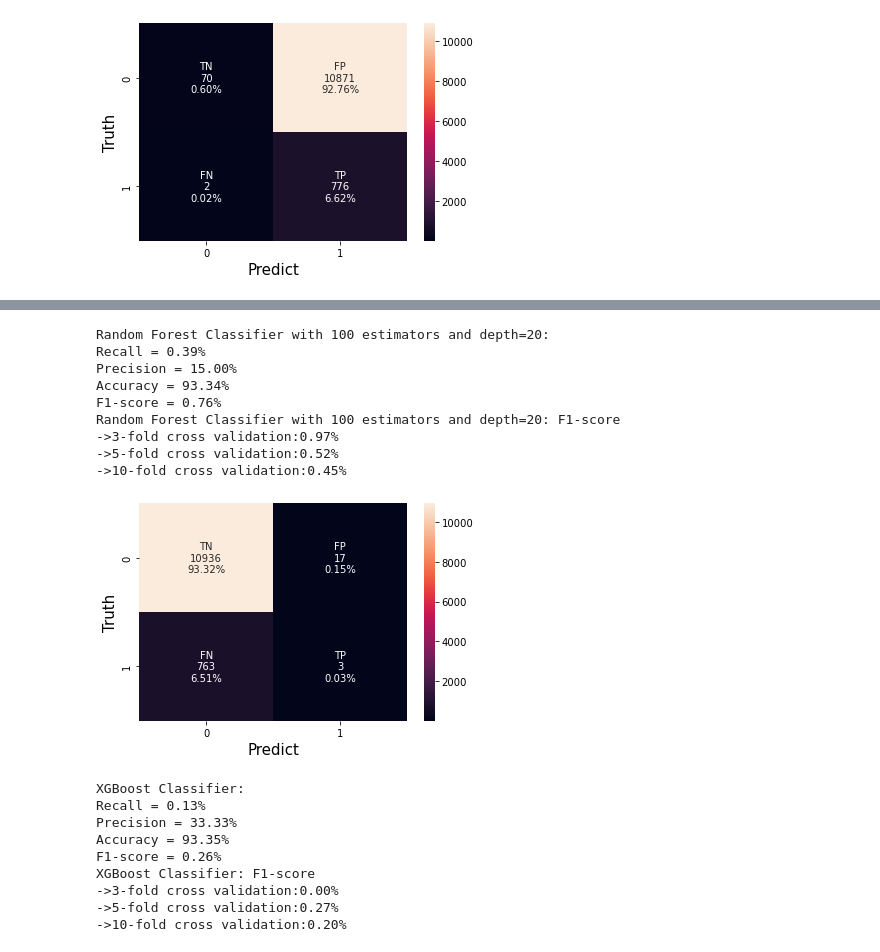
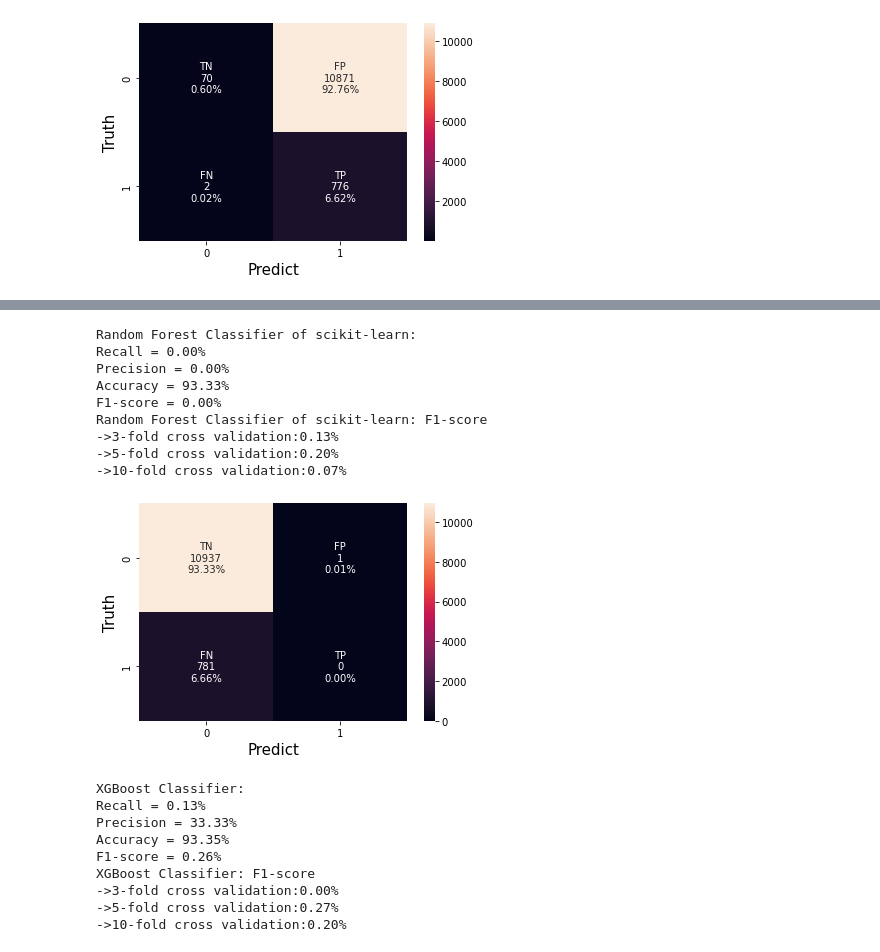
Before and after one commit to CalebThian/superviesed_learning, a Jupyter notebook: main.ipynb, the cells around one changed output, grey strips where cells are left out. Drawn from its saved outputs; the diff is of its cells as text; code cells hidden in the pictures.

```diff
--- a/main.ipynb
+++ b/main.ipynb
@@ -59,19 +43,19 @@ Random Forest Classifier with 10 estimators and depth=3: F1-score
 # %%
-clf = RandomForestClassifier(n_estimators = 100,max_depth=20, random_state=0)
-name = "Random Forest Classifier with 100 estimators and depth=20"
+clf = RandomForestClassifier(n_estimators = 10,max_depth=10, random_state=0)
+name = "Random Forest Classifier of scikit-learn"
 classify(clf,name)
 classify_k_fold(clf,name,k)
 # %% [output]
-Random Forest Classifier with 100 estimators and depth=20:
-Recall = 0.39%
-Precision = 15.00%
-Accuracy = 93.34%
-F1-score = 0.76%
-Random Forest Classifier with 100 estimators and depth=20: F1-score
-->3-fold cross validation:0.97%
-->5-fold cross validation:0.52%
-->10-fold cross validation:0.45%
+Random Forest Classifier of scikit-learn:
+Recall = 0.00%
+Precision = 0.00%
+Accuracy = 93.33%
+F1-score = 0.00%
+Random Forest Classifier of scikit-learn: F1-score
+->3-fold cross validation:0.13%
+->5-fold cross validation:0.20%
+->10-fold cross validation:0.07%
-[figure, old version]
+[figure, new version]
 # %%
 clf = XGBClassifier()
 name = "XGBoost Classifier"
```
Also changed, not shown: parts of 4 cells of this notebook, 8 other files.
